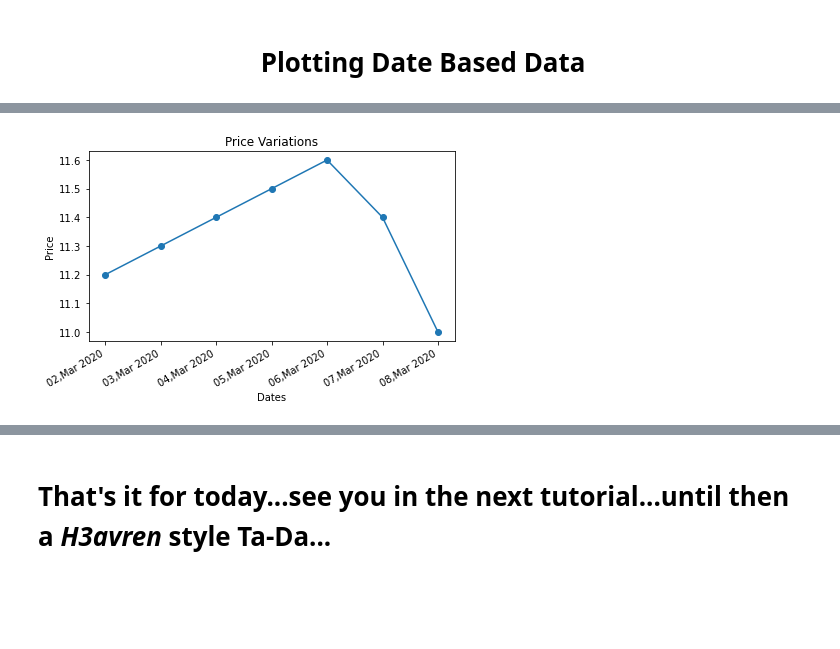
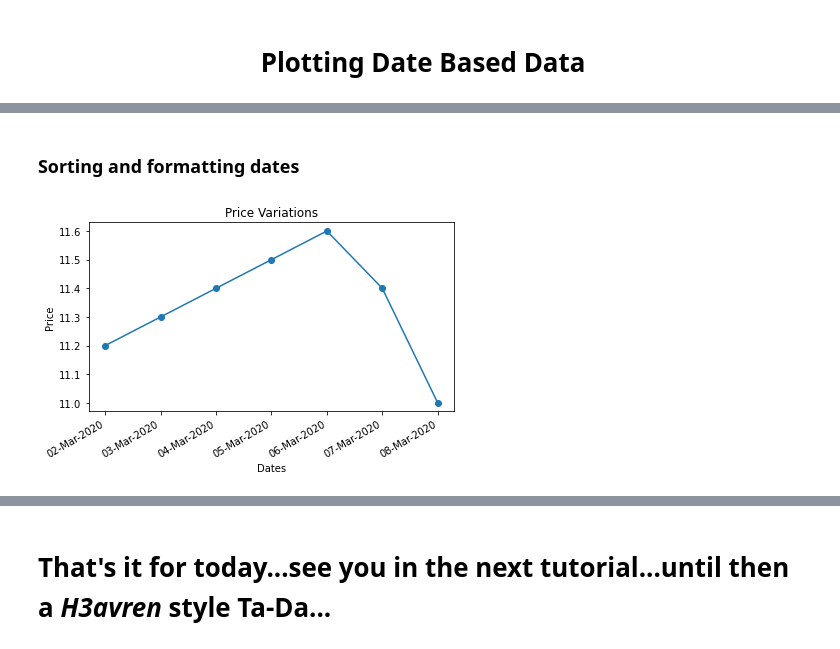
Before and after one commit to Ajay-Singh-Rana/practicing_python_basics, a Jupyter notebook: web/matplotlib/date_plots/date_plots.ipynb, the cells around one changed output, grey strips where cells are left out. Saved outputs shown, nothing was run; the diff lists cells and outputs as text; code cells hidden in the pictures; blank space fills up the shorter version.

Commit message:
Completed the date plotting section just completed the date plotting web page along with python script and Jupyter Notebook.

```diff
--- a/web/matplotlib/date_plots/date_plots.ipynb
+++ b/web/matplotlib/date_plots/date_plots.ipynb
@@ -33,33 +41,35 @@ plt.show()
+# %% [markdown]
+### Sorting and formatting dates
 # %%
-# sorting and formating dates
+# sorting and formatting dates
 
 # though the previous plot seems to be perfect but it has a glitch in it
 # as the date 6-8-2020 comes later in the array so the graph is wrongly plotted at that point
-# and what if we want to change our date fomrat to date-month_nam-year ? we can achieve that by passing a format string to the
+# and what if we want to change our date format to date-month_name-year ? we can achieve that by passing a format string to the
 # DateFormatter class of matplotlib dates
 
 # importing matplotlib dates
 from matplotlib import dates as mpl_dates
 
 # sorting our dates array using the numpy sort function
 date = np.sort(date)
 
 # plotting the graph with the sorted data
 plt.plot_date(date,price,linestyle="-")
 
 plt.gcf().autofmt_xdate()
 
-date_format = mpl_dates.DateFormatter("%d,%b %Y")  # that's a format string there are more such format strings that can be checked in the documentation
+date_format = mpl_dates.DateFormatter("%d-%b-%Y")  # that's a format string there are more such format strings that can be checked in the documentation
 
 plt.gca().xaxis.set_major_formatter(date_format) # function to change the dates on the x-axis
 
 plt.title("Price Variations")
 
 plt.xlabel("Dates")
 plt.ylabel("Price")
 
 plt.tight_layout()
 
 plt.show()
 # %% [output]
-[figure, old version]
+[figure, new version]
```
Also changed, not shown: parts of 7 cells of this notebook, 4 other files.
